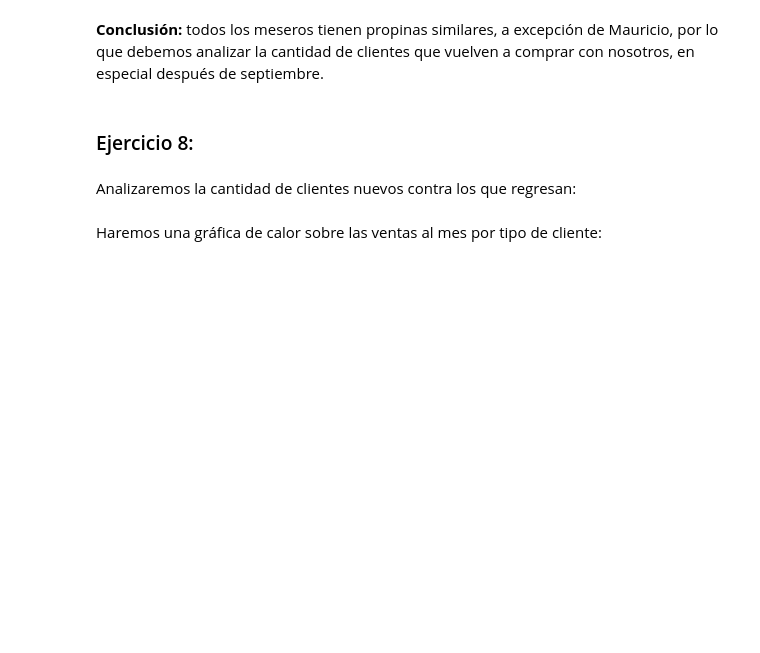
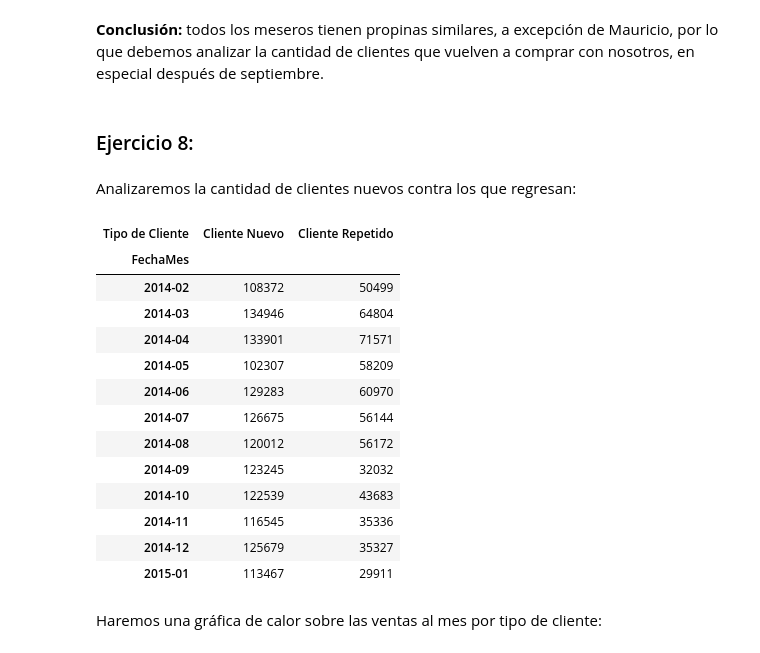
Before and after one commit to alcazarpedro/project_numpy_pandas, a Jupyter notebook: pandas_dtascience/6_Proyecto final/Proyecto Final.ipynb, the cells around one changed output. Cells and saved outputs as stored; diff of their text form; code cells hidden in the pictures; blank space fills up the shorter version.

```diff
--- a/pandas_dtascience/6_Proyecto final/Proyecto Final.ipynb
+++ b/pandas_dtascience/6_Proyecto final/Proyecto Final.ipynb
@@ -256,6 +270,23 @@ __Conclusión:__ todos los meseros tienen propinas similares, a excepción de Ma
 ### Ejercicio 8:
 # %% [markdown]
 Analizaremos la cantidad de clientes nuevos contra los que regresan:
+# %%
+df_restaursnte.pivot_table(index="FechaMes",values="Precio",aggfunc="sum",columns="Tipo de Cliente")
+# %% [output]
+| Tipo de Cliente | Cliente Nuevo | Cliente Repetido |
+| FechaMes |  |  |
+| 2014-02 | 108372 | 50499 |
+| 2014-03 | 134946 | 64804 |
+| 2014-04 | 133901 | 71571 |
+| 2014-05 | 102307 | 58209 |
+| 2014-06 | 129283 | 60970 |
+| 2014-07 | 126675 | 56144 |
+| 2014-08 | 120012 | 56172 |
+| 2014-09 | 123245 | 32032 |
+| 2014-10 | 122539 | 43683 |
+| 2014-11 | 116545 | 35336 |
+| 2014-12 | 125679 | 35327 |
+| 2015-01 | 113467 | 29911 |
 # %% [markdown]
 Haremos una gráfica de calor sobre las ventas al mes por tipo de cliente:
 # %% [markdown]
```
Also changed, not shown: parts of 6 cells of this notebook.
